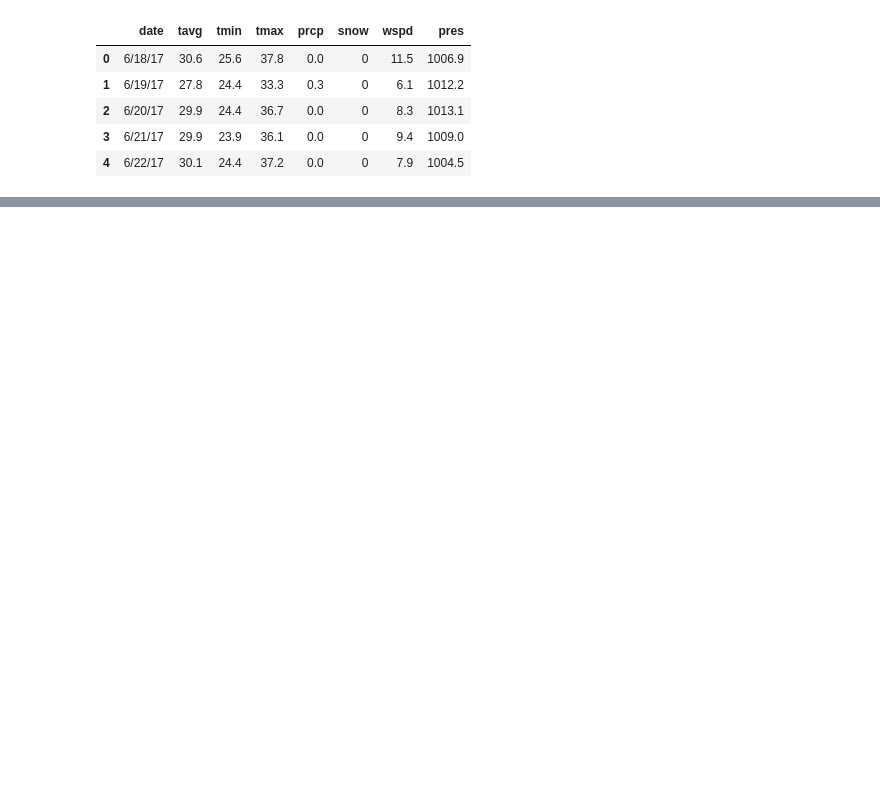
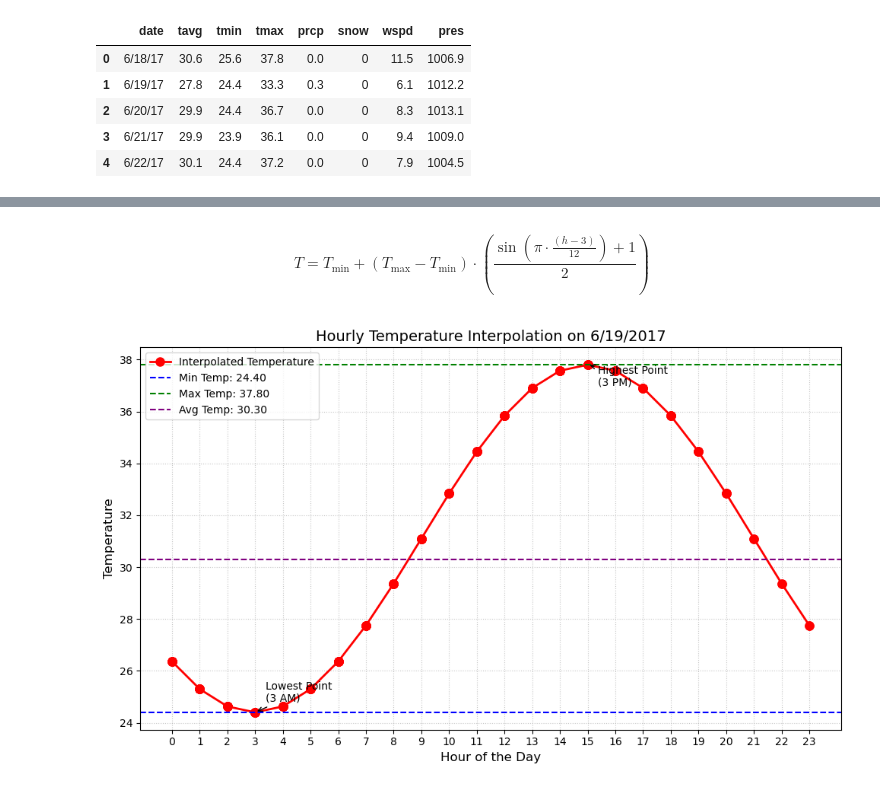
Before and after one commit to jennamferguson/AMLProject_Traffic, a Jupyter notebook: get_weather_data.ipynb, the cells around one changed output, grey strips where cells are left out. Drawn from its saved outputs; the diff is of its cells as text; code cells hidden in the pictures; blank space fills up the shorter version.

Commit message:
with temp interpolation

```diff
--- a/get_weather_data.ipynb
+++ b/get_weather_data.ipynb
@@ -188,0 +237,68 @@ Name: count, Length: 207672, dtype: int64
+# %% [markdown]
+$$
+T = T_\mathrm{min} + (T_\mathrm{max} - T_\mathrm{min}) \cdot \left(\frac{\sin\left(\pi \cdot \frac{(h - 3)}{12}\right) + 1}{2}\right)
+$$
+# %%
+import matplotlib.pyplot as plt
+import pandas as pd
+import numpy as np
+
+# Assuming you want to filter and plot for 6/19/17
+def plot_daily_temperatures(data):
+    # Filter for the specific date
+    daily_data = data[(data['Year'] == 2017) &
+                      (data['Month'] == 6) &
+                      (data['Day'] == 19)]
+
+    # Sort by hour to ensure correct plotting
+    daily_data = daily_data.sort_values('Hour')
+
+    # Create the plot
+    plt.figure(figsize=(10, 6))
+
+    # Plot the interpolated temperatures
+    plt.plot(daily_data['Hour'], daily_data['temperature'],
+             marker='o', linestyle='-', linewidth=2,
+             markersize=8, color='red',
+             label='Interpolated Temperature')
+
+    # Add reference points for min and max temperatures
+    min_temp = daily_data['tmin'].iloc[0]
+    max_temp = daily_data['tmax'].iloc[0]
+    avg_temp = daily_data['tavg'].iloc[0]
+
+    plt.axhline(y=min_temp, color='blue', linestyle='--',
+                label=f'Min Temp: {min_temp:.2f}')
+    plt.axhline(y=max_temp, color='green', linestyle='--',
+                label=f'Max Temp: {max_temp:.2f}')
+    plt.axhline(y=avg_temp, color='purple', linestyle='--',
+                label=f'Avg Temp: {avg_temp:.2f}')
+
+    # Customize the plot
+    plt.title('Hourly Temperature Interpolation on 6/19/2017', fontsize=14)
+    plt.xlabel('Hour of the Day', fontsize=12)
+    plt.ylabel('Temperature', fontsize=12)
+    plt.xticks(range(0, 24))
+    plt.grid(True, linestyle=':', alpha=0.7)
+    plt.legend()
+
+    # Annotate key points
+    plt.annotate('Lowest Point\n(3 AM)',
+                 xy=(3, min_temp),
+                 xytext=(10, 10),
+                 textcoords='offset points',
+                 arrowprops=dict(arrowstyle='->'))
+
+    plt.annotate('Highest Point\n(3 PM)',
+                 xy=(15, max_temp),
+                 xytext=(10, -20),
+                 textcoords='offset points',
+                 arrowprops=dict(arrowstyle='->'))
+
+    plt.tight_layout()
+    plt.show()
+
+# Call the function
+plot_daily_temperatures(data)
+# %% [output]
+[figure, added]
```
Also changed, not shown: parts of 20 cells of this notebook.
